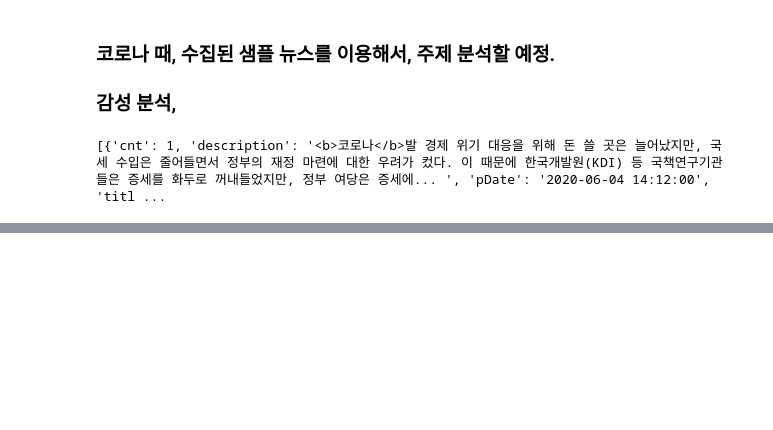
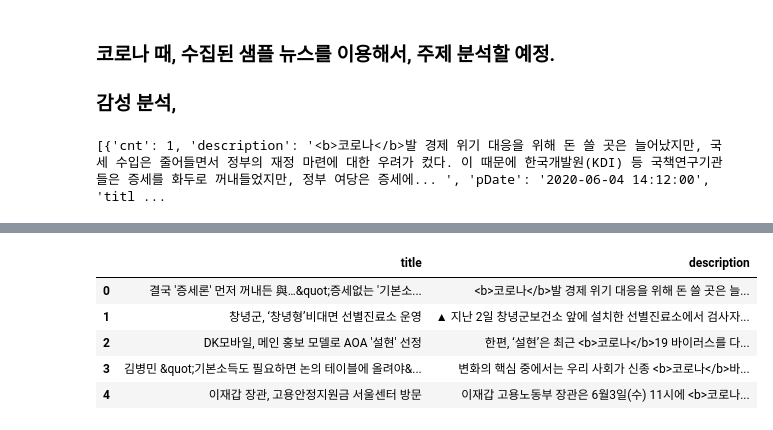
Before and after one commit to lsy3709/BigDataMLTest, a Jupyter notebook: 4-텍스트 마이닝/test2.ipynb, the cells around one changed output, grey strips where cells are left out. Cells and saved outputs as stored; diff of their text form; code cells hidden in the pictures; blank space fills up the shorter version.

```diff
--- a/4-텍스트 마이닝/test2.ipynb
+++ b/4-텍스트 마이닝/test2.ipynb
@@ -11,2 +13,15 @@ print(data)
 # %% [output]
 [{'cnt': 1, 'description': '<b>코로나</b>발 경제 위기 대응을 위해 돈 쓸 곳은 늘어났지만, 국세 수입은 줄어들면서 정부의 재정 마련에 대한 우려가 컸다. 이 때문에 한국개발원(KDI) 등 국책연구기관들은 증세를 화두로 꺼내들었지만, 정부 여당은 증세에... ', 'pDate': '2020-06-04 14:12:00', 'titl ...
+# %%
+# 해당 기사의 제목, 내용에 대해서,
+# 기본적인 전처리 작업.
+# 제목, 내용을 담을 임시 리스트 만들기.
+data_title = []
+data_description = []
+
+for item in data:
+  data_title.append(item["title"])
+  data_description.append(item["description"])
+
+# data_title
+data_description
@@ -12,0 +46,12 @@ print(data)
+# %%
+# 리스트 -> 데이터 프레임 (표) 형태로 변환
+import pandas as pd
+data_df = pd.DataFrame({"title":data_title, "description" : data_description})
+data_df.head()
+# %% [output]
+|  | title | description |
+| 0 | 결국 '증세론' 먼저 꺼내든 與…&quot;증세없는 '기본소... | <b>코로나</b>발 경제 위기 대응을 위해 돈 쓸 곳은 늘... |
+| 1 | 창녕군, ‘창녕형’비대면 선별진료소 운영 | ▲ 지난 2일 창녕군보건소 앞에 설치한 선별진료소에서 검사자... |
+| 2 | DK모바일, 메인 홍보 모델로 AOA '설현' 선정 | 한편, ‘설현’은 최근 <b>코로나</b>19 바이러스를 다... |
+| 3 | 김병민 &quot;기본소득도 필요하면 논의 테이블에 올려야&... | 변화의 핵심 중에서는 우리 사회가 신종 <b>코로나</b>바... |
+| 4 | 이재갑 장관, 고용안정지원금 서울센터 방문 | 이재갑 고용노동부 장관은 6월3일(수) 11시에 <b>코로나... |
```
Also changed, not shown: parts of 2 cells of this notebook.
